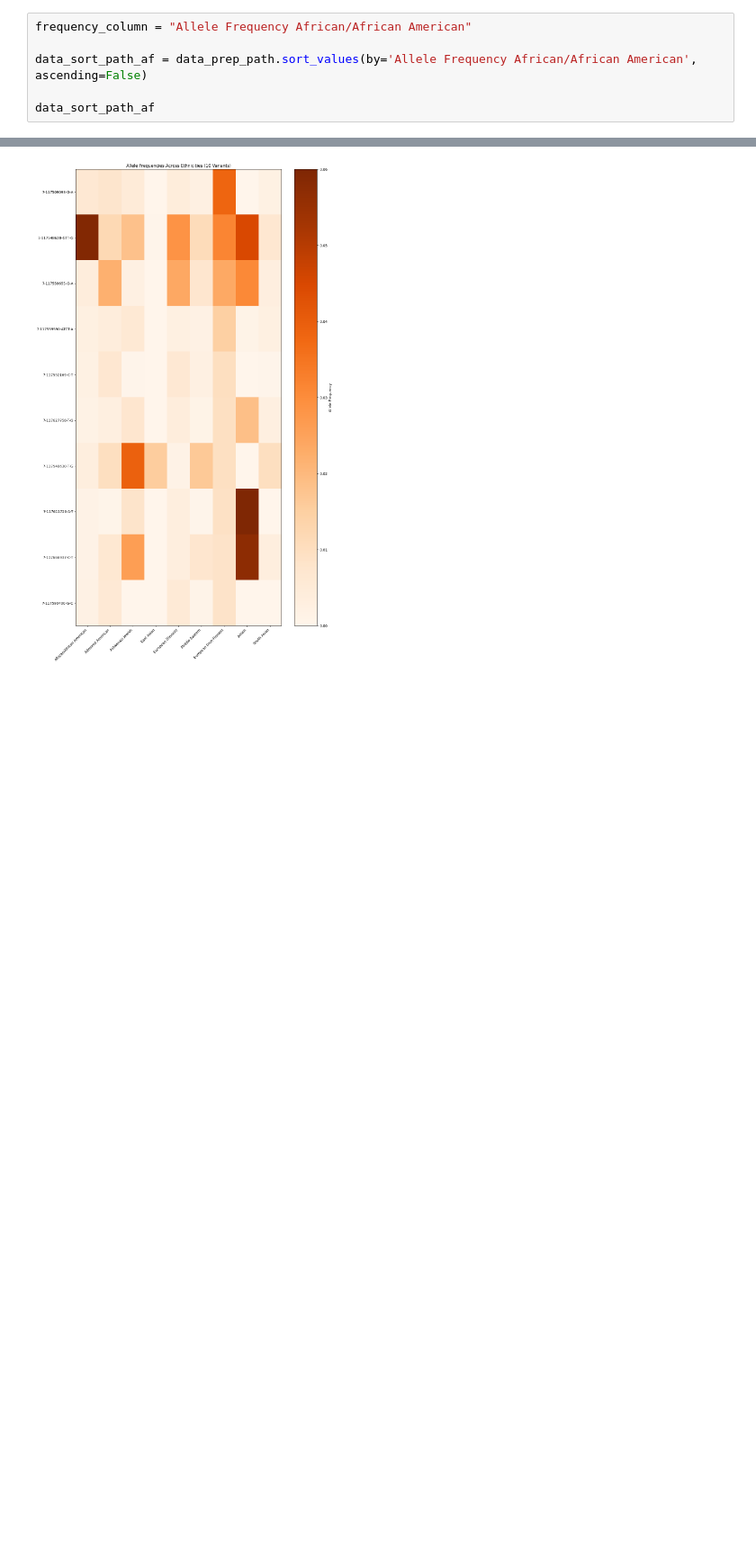
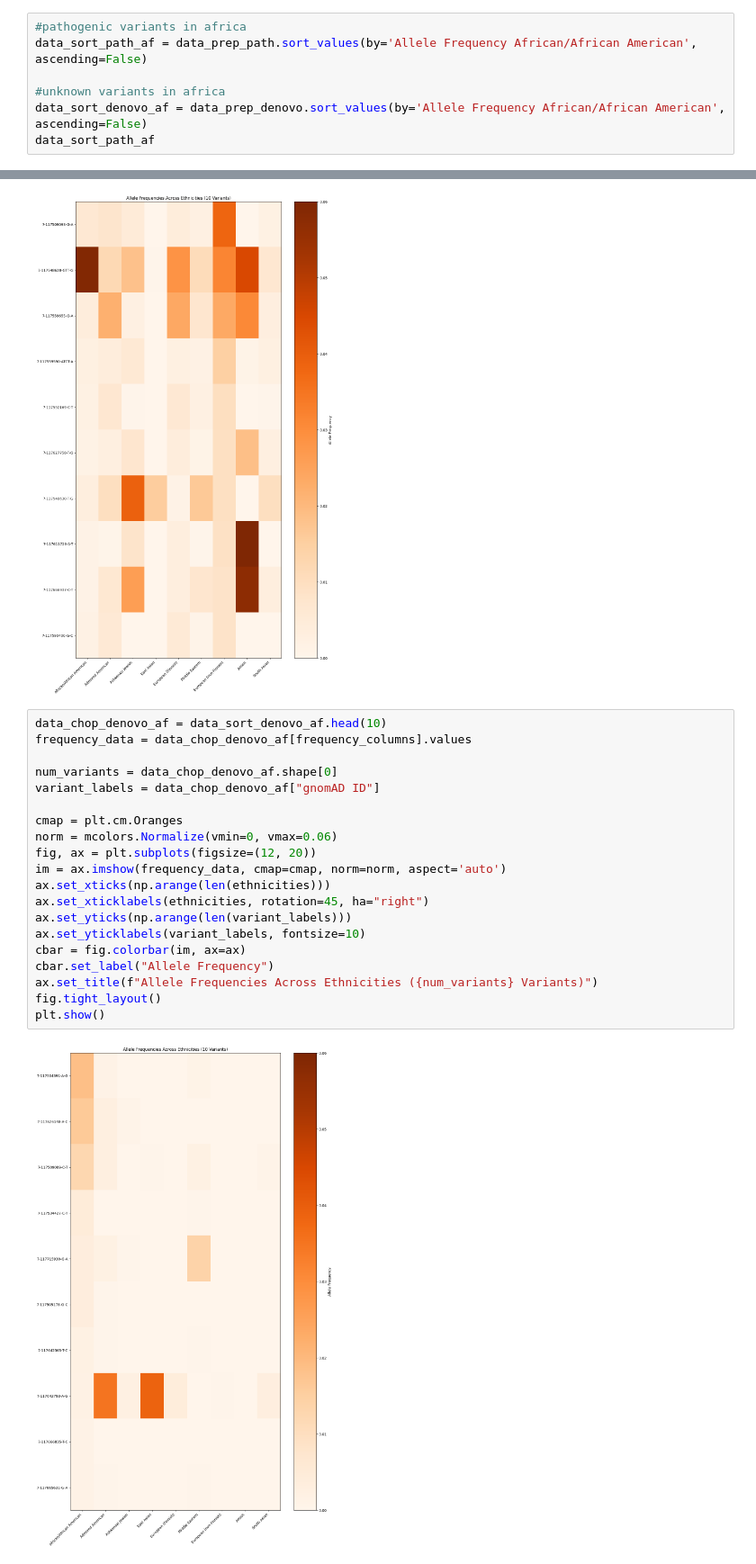
Before and after one commit to yunrei/65roses, a Jupyter notebook: Preprocess.ipynb, the cells around one changed output, grey strips where cells are left out. Shown at 90% size. Cells and saved outputs as stored; diff of their text form; blank space fills up the shorter version.

Commit message:
denovo frequencies

```diff
--- a/Preprocess.ipynb
+++ b/Preprocess.ipynb
@@ -116,8 +108,9 @@ See the caveats in the documentation: https://pandas.pydata.org/pandas-docs/stab
 # %%
-frequency_column = "Allele Frequency African/African American"
-
+#pathogenic variants in africa
 data_sort_path_af = data_prep_path.sort_values(by='Allele Frequency African/African American', ascending=False)
 
+#unknown variants in africa
+data_sort_denovo_af = data_prep_denovo.sort_values(by='Allele Frequency African/African American', ascending=False)
 data_sort_path_af
 # %% [output]
 |  | gnomAD ID | Position | rsIDs | Reference | Alternate | Filters - exomes | Filters - genomes | ... |
@@ -222,6 +220,28 @@ fig.tight_layout()
 plt.show()
 # %% [output]
 [figure]
+# %%
+data_chop_denovo_af = data_sort_denovo_af.head(10)
+frequency_data = data_chop_denovo_af[frequency_columns].values
+
+num_variants = data_chop_denovo_af.shape[0]
+variant_labels = data_chop_denovo_af["gnomAD ID"]
+
+cmap = plt.cm.Oranges
+norm = mcolors.Normalize(vmin=0, vmax=0.06)
+fig, ax = plt.subplots(figsize=(12, 20))
+im = ax.imshow(frequency_data, cmap=cmap, norm=norm, aspect='auto')
+ax.set_xticks(np.arange(len(ethnicities)))
+ax.set_xticklabels(ethnicities, rotation=45, ha="right")
+ax.set_yticks(np.arange(len(variant_labels)))
+ax.set_yticklabels(variant_labels, fontsize=10)
+cbar = fig.colorbar(im, ax=ax)
+cbar.set_label("Allele Frequency")
+ax.set_title(f"Allele Frequencies Across Ethnicities ({num_variants} Variants)")
+fig.tight_layout()
+plt.show()
+# %% [output]
+[figure, added]
 # %%
 data__ = pd.concat([data_prep_path, data_prep_benign])
 data_prep = pd.DataFrame({
```
Also changed, not shown: parts of 3 cells of this notebook.
